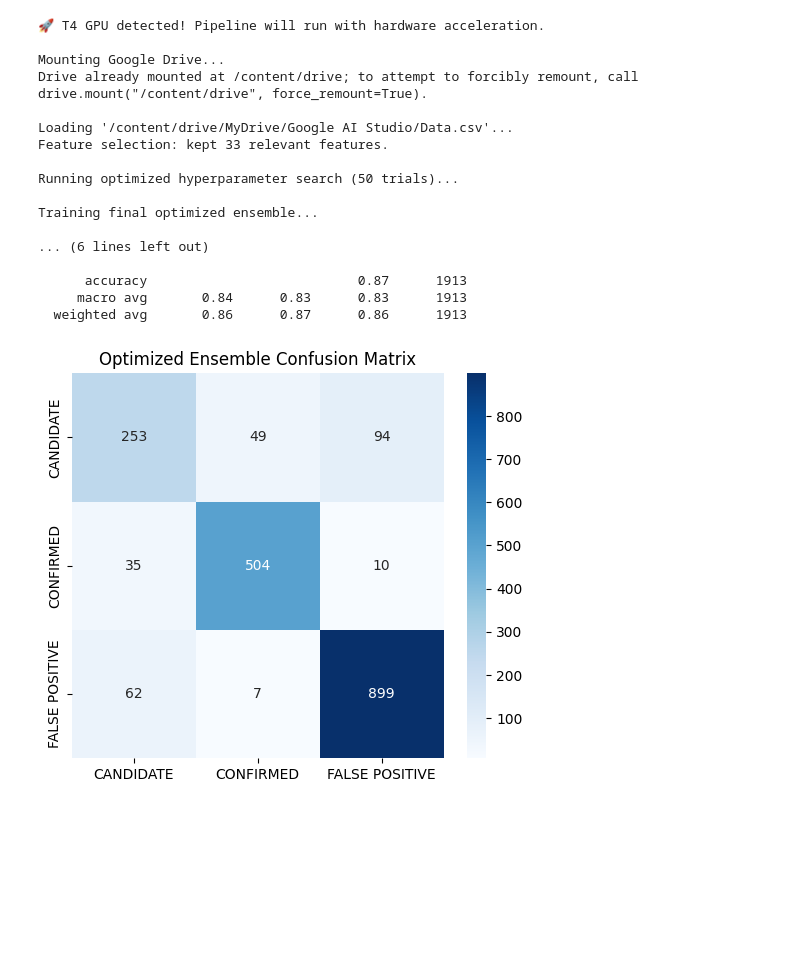
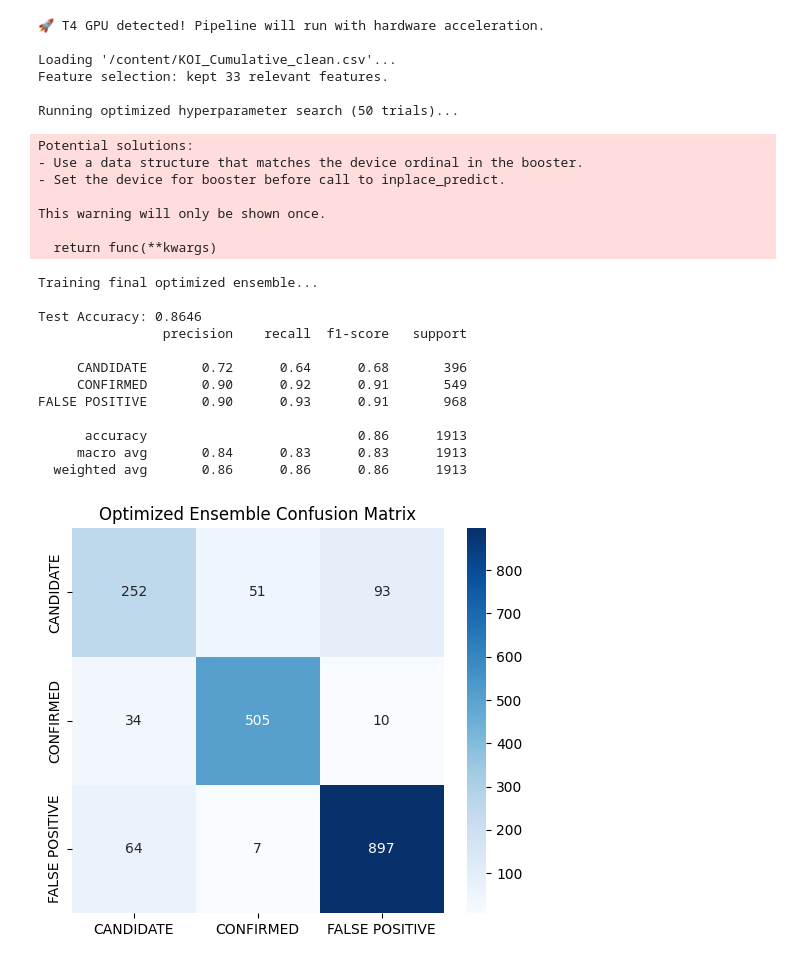
Before and after one commit to SeranomTheGreat/Project-Astra, a Jupyter notebook: ProjectAstra.ipynb, the cells around one changed output. Drawn from its saved outputs; the diff is of its cells as text; code cells hidden in the pictures; blank space fills up the shorter version.

```diff
--- a/ProjectAstra.ipynb
+++ b/ProjectAstra.ipynb
@@ -48,15 +48,9 @@ else:
 EXCLUDE_VETTING_FLAGS = True
 
 # ==========================================
-# 3. MOUNT GOOGLE DRIVE & LOAD DATASET
+# 3. LOAD DATASET FROM COLAB LOCAL FILES
 # ==========================================
-from google.colab import drive
-print("\nMounting Google Drive...")
-drive.mount('/content/drive')
-
-file_path = "/content/drive/MyDrive/Google AI Studio/Data.csv"
-if not os.path.exists(file_path):
-    file_path = "/content/drive/MyDrive/DataChallenge/Data.csv"
+file_path = "/content/KOI_Cumulative_clean.csv"
 
 print(f"\nLoading '{file_path}'...")
 try:
@@ -162,43 +156,51 @@ study.optimize(objective, n_trials=50)
 
 # ==========================================
 # 8. ENSEMBLE TRAINING
 # ==========================================
 print("\nTraining final optimized ensemble...")
 best_xgb = XGBClassifier(**study.best_params)
 best_lgb = LGBMClassifier(n_estimators=500, learning_rate=0.03, max_depth=7, random_state=42, verbose=-1)
 best_cat = CatBoostClassifier(iterations=600, learning_rate=0.03, depth=7, **cat_gpu_args)
 
 ensemble = VotingClassifier(estimators=[('xgb', best_xgb), ('lgb', best_lgb), ('cat', best_cat)], voting='soft', n_jobs=-1)
 ensemble.fit(X_train, y_train)
 
 # ==========================================
 # 9. EVALUATION
 # ==========================================
 y_pred = ensemble.predict(X_test)
 print(f"\nTest Accuracy: {accuracy_score(y_test, y_pred):.4f}")
 print(classification_report(y_test, y_pred, target_names=class_names))
 
 cm = confusion_matrix(y_test, y_pred)
 plt.figure(figsize=(6, 5))
 sns.heatmap(cm, annot=True, fmt='d', cmap='Blues', xticklabels=class_names, yticklabels=class_names)
 plt.title('Optimized Ensemble Confusion Matrix')
 plt.show()
 # %% [output]
 🚀 T4 GPU detected! Pipeline will run with hardware acceleration.
 
-Mounting Google Drive...
-Drive already mounted at /content/drive; to attempt to forcibly remount, call drive.mount("/content/drive", force_remount=True).
-
-Loading '/content/drive/MyDrive/Google AI Studio/Data.csv'...
+Loading '/content/KOI_Cumulative_clean.csv'...
 Feature selection: kept 33 relevant features.
 
 Running optimized hyperparameter search (50 trials)...
-
-Training final optimized ensemble...
-
-... (6 lines left out)
-
-      accuracy                           0.87      1913
-     macro avg       0.84      0.83      0.83      1913
-  weighted avg       0.86      0.87      0.86      1913
+Potential solutions:
+- Use a data structure that matches the device ordinal in the booster.
+- Set the device for booster before call to inplace_predict.
+
+This warning will only be shown once.
+
+  return func(**kwargs)
+Training final optimized ensemble...
+
+Test Accuracy: 0.8646
+                precision    recall  f1-score   support
+
+     CANDIDATE       0.72      0.64      0.68       396
+     CONFIRMED       0.90      0.92      0.91       549
+FALSE POSITIVE       0.90      0.93      0.91       968
+
+      accuracy                           0.86      1913
+     macro avg       0.84      0.83      0.83      1913
+  weighted avg       0.86      0.86      0.86      1913
-[figure, old version]
+[figure, new version]
```
Also changed, not shown: parts of 1 cell of this notebook.
